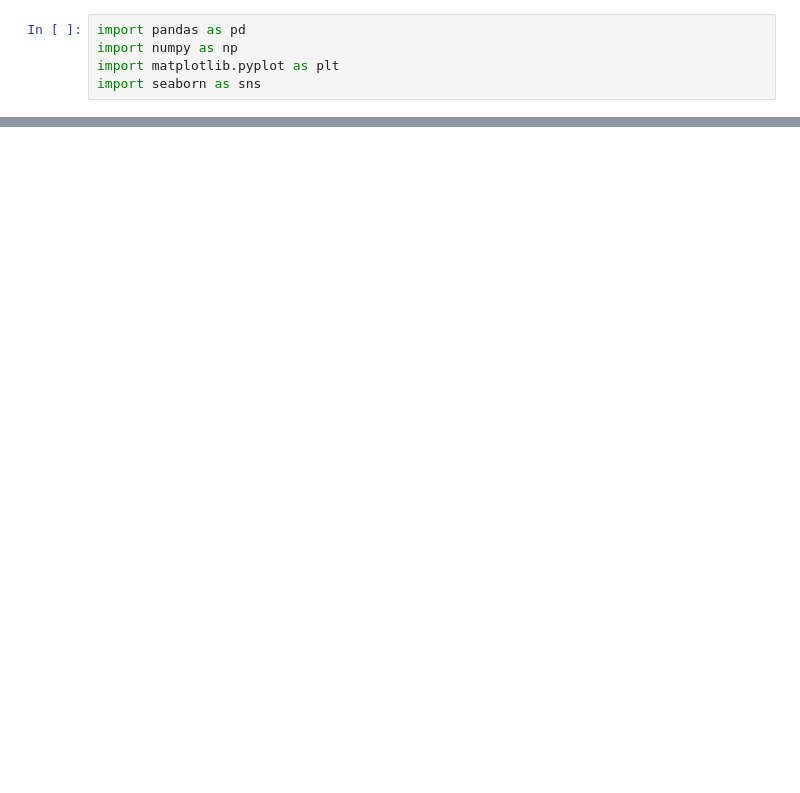
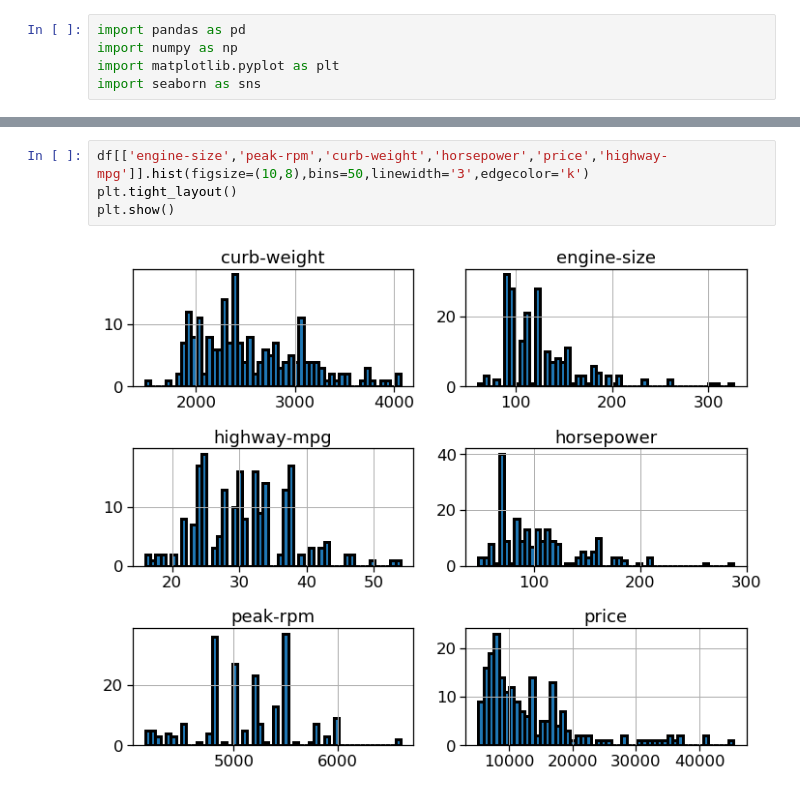
Before and after one commit to sachin-khode/rating-and-price-analysis, a Jupyter notebook: rating and price analysis .ipynb, the cells around one changed output, grey strips where cells are left out. Drawn from its saved outputs; the diff is of its cells as text; blank space fills up the shorter version.

```diff
--- a/rating and price analysis .ipynb
+++ b/rating and price analysis .ipynb
@@ -59,0 +55,6 @@ dtype: int64
+# %%
+df[['engine-size','peak-rpm','curb-weight','horsepower','price','highway-mpg']].hist(figsize=(10,8),bins=50,linewidth='3',edgecolor='k')
+plt.tight_layout()
+plt.show()
+# %% [output]
+[figure, added]
```
Also changed, not shown: parts of 27 cells of this notebook.
